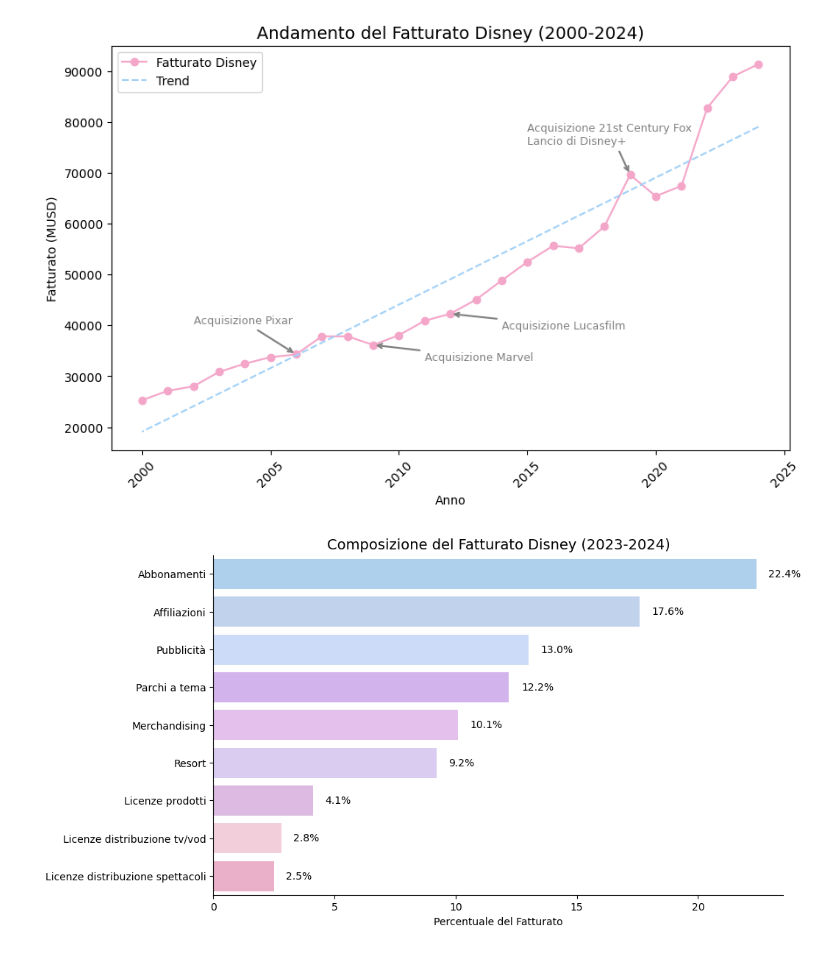
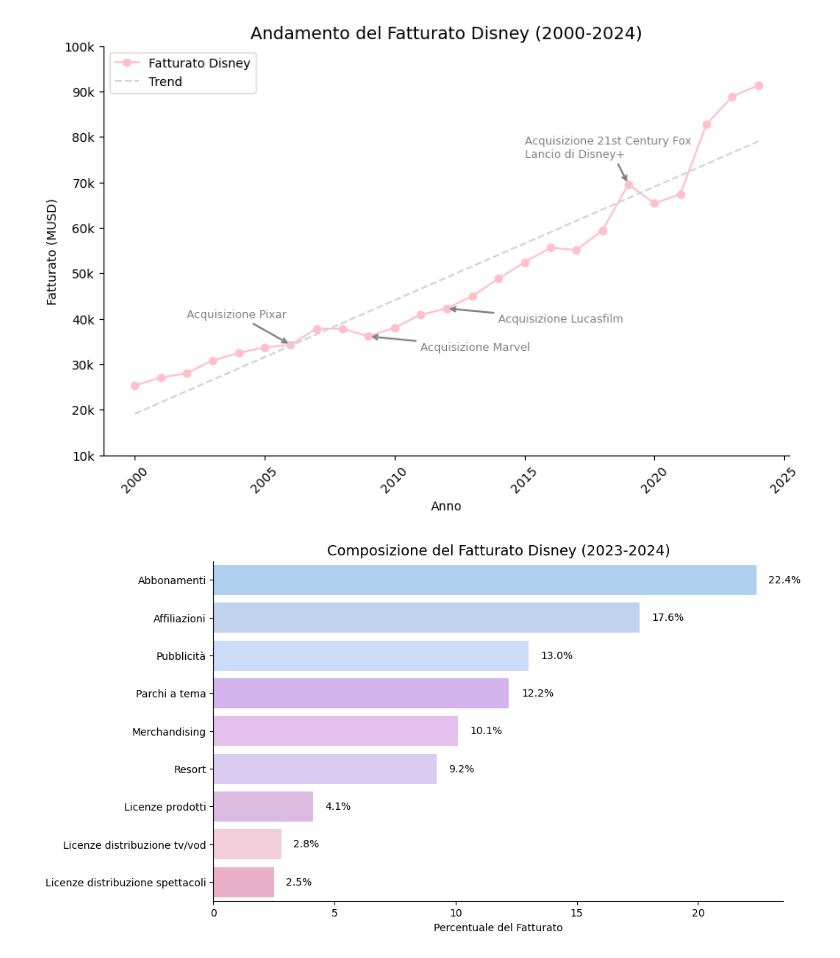
Before and after one commit to TizianoSanchez20/presentazione_disney, a Jupyter notebook: notebooks/disney_graph.ipynb, the cells around one changed output. Drawn from its saved outputs; the diff is of its cells as text; code cells hidden in the pictures.

```diff
--- a/notebooks/disney_graph.ipynb
+++ b/notebooks/disney_graph.ipynb
@@ -11,6 +12,9 @@ import matplotlib.ticker as ticker
 # %%
 # Caricamento dei CSV con gestione del separatore e encoding
-dati_film = pd.read_csv(r'C:\Users\39338\OneDrive\Desktop\Visualizzazione Scientifica\database_film.csv', sep=";", encoding="utf-8", on_bad_lines="skip")
+dati_film = pd.read_csv(
+    r'C:\Users\39338\OneDrive\Desktop\Visualizzazione Scientifica\database_film.csv',
+    sep=";", encoding="utf-8", on_bad_lines="skip"
+)
 # Definire le colonne
 colonna_titolo = "Titolo"
 colonna_anno = "Anno"
@@ -22,11 +26,22 @@ colonna_tomatometer = "Tomatometer (%)"
 colonna_popcornmeter = "Popcornmeter (%)"
 colonna_classico = "Classico"
 
-dati_fatturati = pd.read_csv(r'C:\Users\39338\OneDrive\Desktop\Visualizzazione Scientifica\database_fatturati.csv', sep=';', encoding='utf-8', on_bad_lines='skip')
+dati_fatturati = pd.read_csv(
+    r'C:\Users\39338\OneDrive\Desktop\Visualizzazione Scientifica\database_fatturati.csv',
+    sep=';', encoding='utf-8', on_bad_lines='skip'
+)
 
-dati_parchi = pd.read_csv(r'C:\Users\39338\OneDrive\Desktop\Visualizzazione Scientifica\database_parchi.csv', sep=";", encoding="utf-8", on_bad_lines="skip")
+dati_parchi = pd.read_csv(
+    r'C:\Users\39338\OneDrive\Desktop\Visualizzazione Scientifica\database_parchi.csv',
+    sep=";", encoding="utf-8", on_bad_lines="skip"
+)
 # Conversione della colonna "Visitatori (Milioni)" da stringa con virgola a numeri (float)
 dati_parchi['Visitatori (Milioni)'] = dati_parchi['Visitatori (Milioni)'].str.replace(',', '.').astype(float)
+
+dati_timeline = pd.read_csv(
+    r'C:\Users\39338\OneDrive\Desktop\Visualizzazione Scientifica\database_timeline.csv',
+    sep=';', encoding='utf-8', on_bad_lines='skip'
+)
 # %%
 # Colormap personalizzata
 rosa_colors = [
@@ -39,56 +54,64 @@ rosa_colors = [
     (195/255, 9/255, 148/255)     # Fucsia scuro
 ]
 # %%
-# Dati
-anni = [2024, 2023, 2022, 2021, 2020, 2019, 2018, 2017, 2016, 2015, 2014, 2013, 2012, 2011, 2010, 2009,
-        2008, 2007, 2006, 2005, 2004, 2003, 2002, 2001, 2000]
-fatturato = [91361, 88898, 82722, 67418, 65388, 69607, 59434, 55137, 55632, 52465, 48813, 45041, 42278,
-          40893, 38063, 36149, 37843, 37843, 34292, 33745, 32463, 30855, 28022, 27122, 25300]
+# Filtrare i dati per la compagnia Disney
+disney_data = dati_fatturati[dati_fatturati['Compagnia'] == 'Disney']
+anni = disney_data['Anno'].tolist()
+fatturato = disney_data['Fatturato (MUSD)'].tolist()
 
 # Creazione del grafico
 fig, ax = plt.subplots(figsize=(10, 6))
 
-# Linea principale (rosa)
-ax.plot(anni, fatturato, marker='o', linestyle='-', color='#F4A6C9', label="Fatturato Disney")
+# Linea principale
+ax.plot(anni, fatturato, marker='o', linestyle='-', color='pink', label="Fatturato Disney")
 
-# Linea di tendenza (azzurra, tratteggiata)
+# Linea di tendenza (tratteggiata)
 z = np.polyfit(anni, fatturato, 1)  # Fit di regressione lineare
 p = np.poly1d(z)
-ax.plot(anni, p(anni), linestyle='dashed', color='#A3D1F7', label="Trend")
+ax.plot(anni, p(anni), linestyle='dashed', color='lightgray', label="Trend")
 
 # Aggiunta delle annotazioni per le acquisizioni
 acquisizioni = {
-    2006: ("Acquisizione Pixar", (2006 - 4, fatturato[anni.index(2006)] + 6000)),  # Pixar in alto
-    2009: ("Acquisizione Marvel", (2009 + 2, fatturato[anni.index(2009)] - 3000)),  # Marvel in basso
-    2012: ("Acquisizione Lucasfilm", (2012 + 2, fatturato[anni.index(2012)] - 3000)),  # Lucasfilm in basso
-    2019: ("Acquisizione 21st Century Fox \nLancio di Disney+", (2019 - 4, fatturato[anni.index(2019)] + 6000))  # Fox in alto
+    2006: ("Acquisizione Pixar", (2006 - 4, fatturato[anni.index(2006)] + 6000)),
+    2009: ("Acquisizione Marvel", (2009 + 2, fatturato[anni.index(2009)] - 3000)),
+    2012: ("Acquisizione Lucasfilm", (2012 + 2, fatturato[anni.index(2012)] - 3000)),
+    2019: ("Acquisizione 21st Century Fox \nLancio di Disney+", (2019 - 4, fatturato[anni.index(2019)] + 6000))
 }
 
 for anno, (testo, posizione) in acquisizioni.items():
-    ax.annotate(testo,
-                xy=(anno, fatturato[anni.index(anno)]),
-                xytext=posizione,  # Posizione personalizzata
-                arrowprops=dict(facecolor='gray', edgecolor='gray', arrowstyle='->', lw=1.5),  # Freccia grigia
-                fontsize=9, color='gray')  # Annotazione grigia
+    if anno in anni:
+        ax.annotate(testo,
+                    xy=(anno, fatturato[anni.index(anno)]),
+                    xytext=posizione,
+                    arrowprops=dict(facecolor='gray', edgecolor='gray', arrowstyle='->', lw=1.5),
+                    fontsize=9, color='gray')
+
+# Formattazione asse Y con "k" al posto dei "000"
+ax.set_yticks(ax.get_yticks())
+ax.set_yticklabels([f"{int(y//1000)}k" for y in ax.get_yticks()])
 
 # Ruotare le etichette dell'asse X per una lettura migliore
 plt.xticks(rotation=45)
 
 # Rimuove lo sfondo
-ax.set_facecolor('none')  # Rimuove lo sfondo del grafico
-fig.patch.set_facecolor('none')  # Rimuove lo sfondo esterno
+ax.set_facecolor('none')
+fig.patch.set_facecolor('none')
+
+# Rimuovere il bordo superiore e destro
+ax.spines['top'].set_visible(False)
+ax.spines['right'].set_visible(False)
 
 # Titoli e etichette
 ax.set_title("Andamento del Fatturato Disney (2000-2024)", fontsize=14)
 ax.set_xlabel("Anno")
 ax.set_ylabel("Fatturato (MUSD)")
 ax.legend()
 
 # Mostra il grafico
-plt.grid(False)  # Rimuove la griglia
+plt.grid(False)
 plt.show()
 # %% [output]
-[figure, old version]
+[figure, new version]
 # %%
 # Dati
 percentuali_2023_24 = [22.4, 17.6, 13, 12.2, 10.1, 9.2, 4.1, 2.8, 2.5]
```
Also changed, not shown: parts of 30 cells of this notebook, 1 other file.
